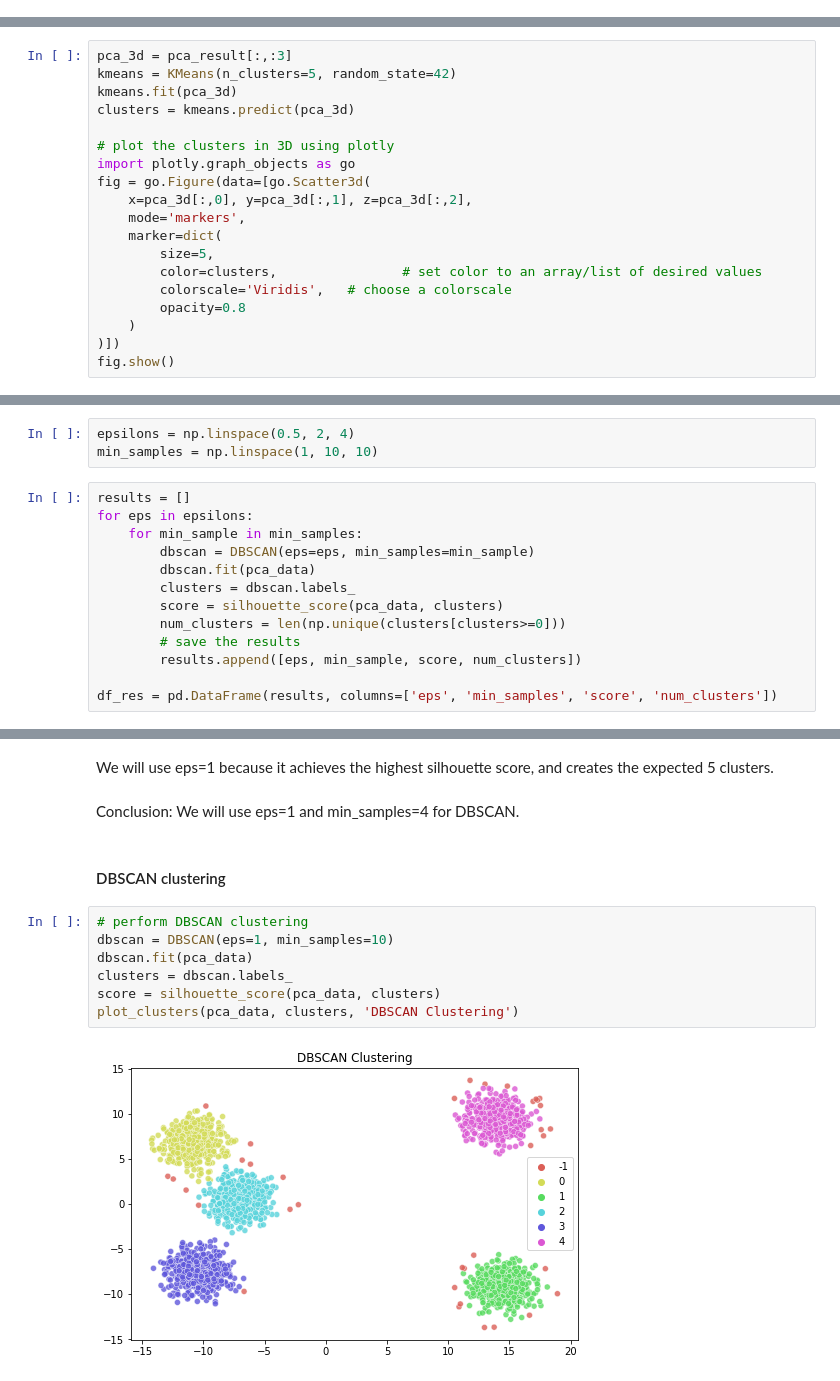
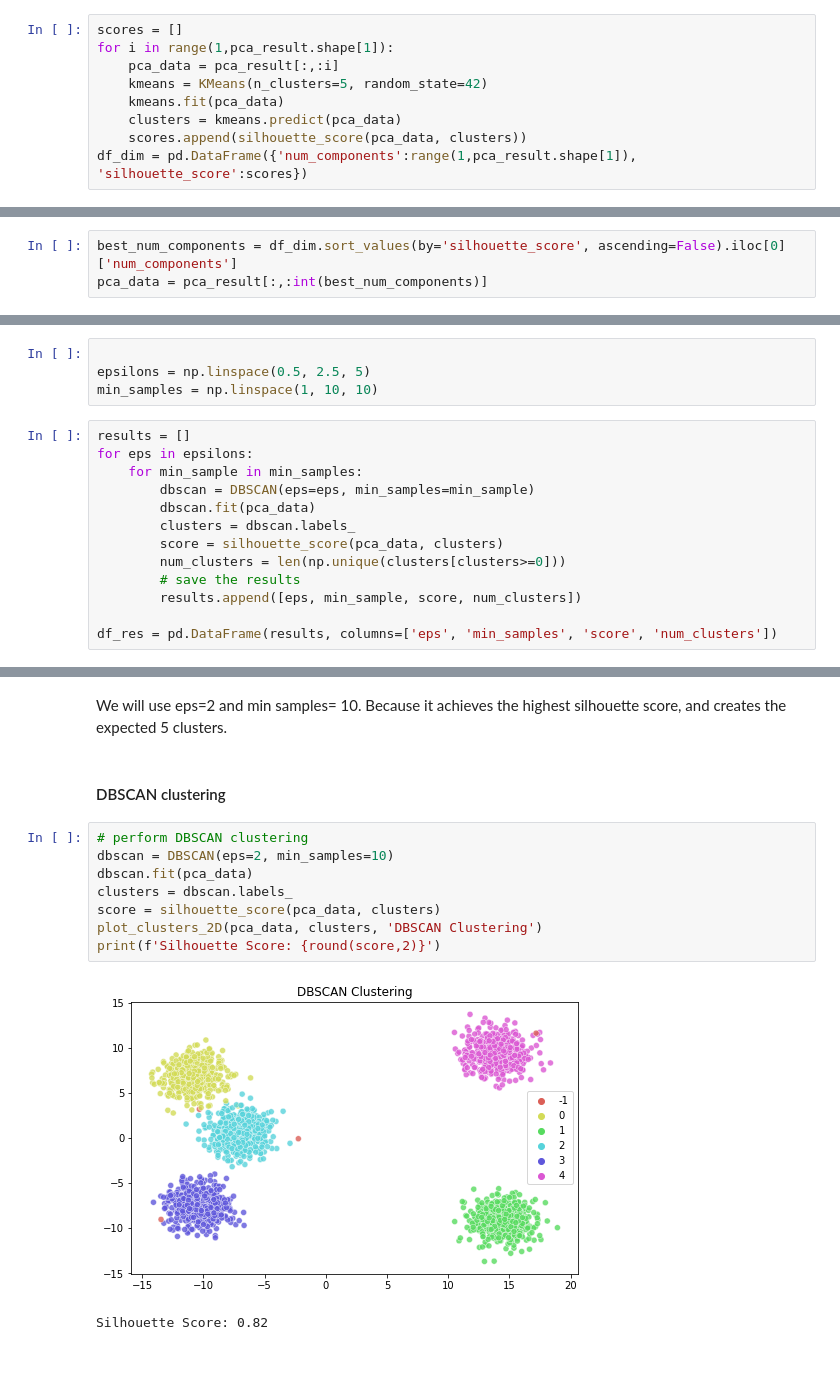
Before and after one commit to Ilan-v/Intro2DS_2022, a Jupyter notebook: clustering.ipynb, the cells around one changed output, grey strips where cells are left out. Cells and saved outputs as stored; diff of their text form.

Commit message:
Clustering part ready

```diff
--- a/clustering.ipynb
+++ b/clustering.ipynb
@@ -165,0 +151,9 @@ def plot_clusters(data,clusters, title,figsize=(8,5)):
+# %%
+scores = []
+for i in range(1,pca_result.shape[1]):
+    pca_data = pca_result[:,:i]
+    kmeans = KMeans(n_clusters=5, random_state=42)
+    kmeans.fit(pca_data)
+    clusters = kmeans.predict(pca_data)
+    scores.append(silhouette_score(pca_data, clusters))
+df_dim = pd.DataFrame({'num_components':range(1,pca_result.shape[1]), 'silhouette_score':scores})
@@ -166,3 +176,6 @@ def plot_clusters(data,clusters, title,figsize=(8,5)):
+# %%
+best_num_components = df_dim.sort_values(by='silhouette_score', ascending=False).iloc[0]['num_components']
+pca_data = pca_result[:,:int(best_num_components)]
 # %%
 # perform KMeans clustering
 kmeans = KMeans(n_clusters=5, random_state=42)
@@ -215,19 +183,0 @@ scores
-# %%
-pca_3d = pca_result[:,:3]
-kmeans = KMeans(n_clusters=5, random_state=42)
-kmeans.fit(pca_3d)
-clusters = kmeans.predict(pca_3d)
-
-# plot the clusters in 3D using plotly
-import plotly.graph_objects as go
-fig = go.Figure(data=[go.Scatter3d(
-    x=pca_3d[:,0], y=pca_3d[:,1], z=pca_3d[:,2],
-    mode='markers',
-    marker=dict(
-        size=5,
-        color=clusters,                # set color to an array/list of desired values
-        colorscale='Viridis',   # choose a colorscale
-        opacity=0.8
-    )
-)])
-fig.show()
@@ -266,5 +222,6 @@ We will search for the best eps in the range of 0-2 using intervals of 0.2, and
 # %%
-epsilons = np.linspace(0.5, 2, 4)
+
+epsilons = np.linspace(0.5, 2.5, 5)
 min_samples = np.linspace(1, 10, 10)
 # %%
 results = []
@@ -289,15 +248,15 @@ df_res[df_res['num_clusters']==5].sort_values(by='score', ascending=False)
 # %% [markdown]
-We will use eps=1 because it achieves the highest silhouette score, and creates the expected 5 clusters.
+We will use eps=2 and min samples= 10. Because it achieves the highest silhouette score, and creates the expected 5 clusters.
-# %% [markdown]
-Conclusion: We will use eps=1 and min_samples=4 for DBSCAN.
 # %% [markdown]
 #### DBSCAN clustering
 # %%
 # perform DBSCAN clustering
-dbscan = DBSCAN(eps=1, min_samples=10)
+dbscan = DBSCAN(eps=2, min_samples=10)
 dbscan.fit(pca_data)
 clusters = dbscan.labels_
 score = silhouette_score(pca_data, clusters)
-plot_clusters(pca_data, clusters, 'DBSCAN Clustering')
+plot_clusters_2D(pca_data, clusters, 'DBSCAN Clustering')
+print(f'Silhouette Score: {round(score,2)}')
 # %% [output]
-[figure, old version]
+[figure, new version]
+Silhouette Score: 0.82
```
Also changed, not shown: parts of 27 cells of this notebook, 1 other file.
